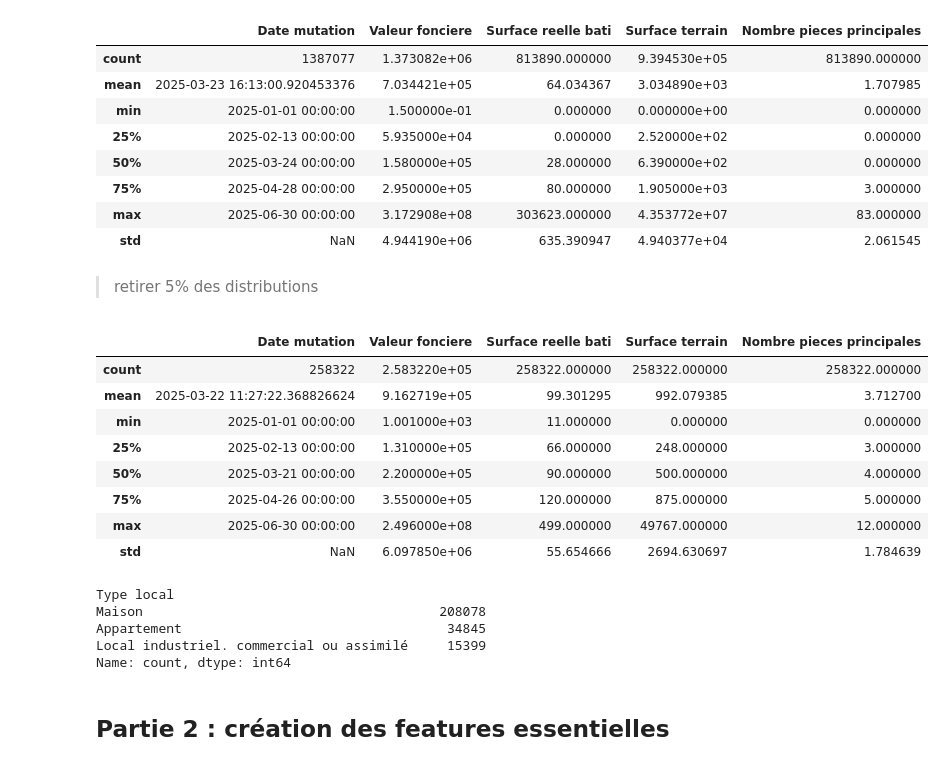
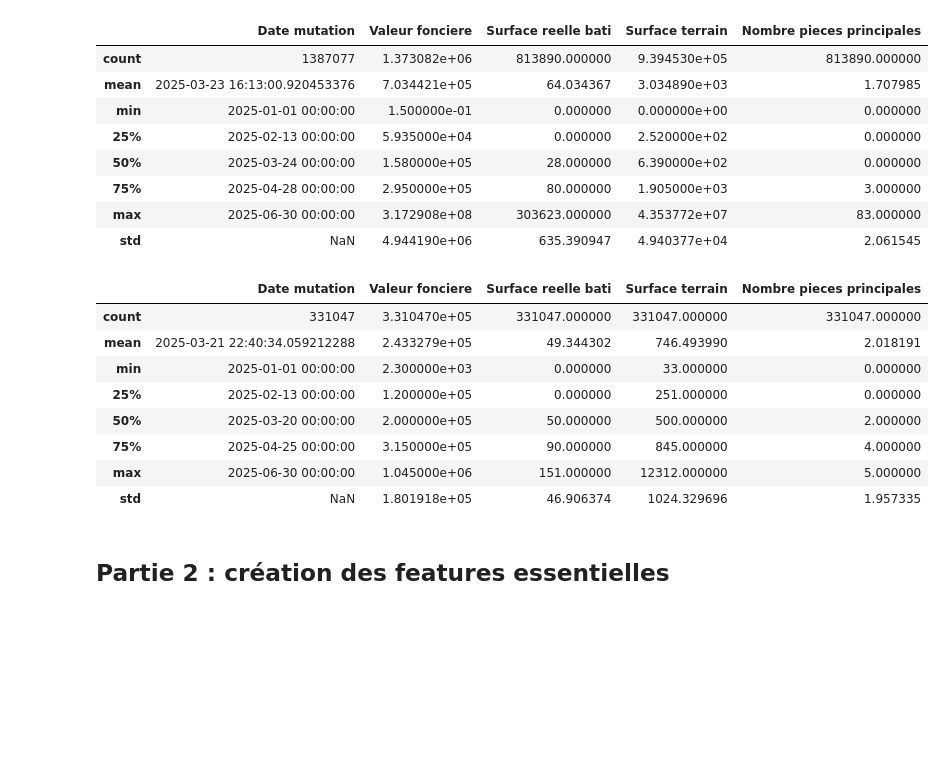
Before and after one commit to constantinsimon/Projet-Python-2A-ENSAE, a Jupyter notebook: main.ipynb, the cells around one changed output. Cells and saved outputs as stored; diff of their text form; code cells hidden in the pictures; blank space fills up the shorter version.

```diff
--- a/description.ipynb
+++ b/main.ipynb
@@ -98,46 +98,28 @@ df2.describe()
 # %%
 # --- NETTOYAGE BASE DE DONNEES ---
 
-# on retire les valeurs trop petites pour les prix
+# Variables numériques à nettoyer (valeurs extrêmes)
+cols = ["Valeur fonciere", "Surface reelle bati", "Surface terrain", "Nombre pieces principales"]
 
-df2 = df2[df2["Valeur fonciere"] > 1000]
+# Calcul des seuils 5% et 95% pour chaque variable
+low_quantiles = df2[cols].quantile(0.05)
+high_quantiles = df2[cols].quantile(0.95)
 
-# on retire les surfaces vendues trop petites et trop grandes pour être résidentielles (> 500m^2)
+# Filtrage : on garde uniquement les valeurs comprises entre les percentiles 5% et 95%
+for col in cols:
+    df2 = df2[(df2[col] >= low_quantiles[col]) & (df2[col] <= high_quantiles[col])]
 
-df2 = df2[(df2["Surface reelle bati"] > 10) & (df2["Surface reelle bati"] < 500)]
-
-# de même on retire les surfaces terrain trop grandeset les autres valeurs impossibles
-
-df2 = df2[df2["Surface terrain"] < 50000]
-df2 = df2[df2["Valeur fonciere"] > 1000]
-df2 = df2[df2["Surface reelle bati"] > 10]
-df2 = df2[df2["Surface reelle bati"] < 500]
-df2 = df2[df2["Nombre pieces principales"] <= 12]
-df2 = df2[df2["Surface terrain"] < 50000]
-
-# on prédit uniquement le prix des maisons et appartements
+df2.describe()
+# %% [output]
+|  | Date mutation | Valeur fonciere | Surface reelle bati | Surface terrain | Nombre pieces principales |
+| count | 331047 | 3.310470e+05 | 331047.000000 | 331047.000000 | 331047.000000 |
+| mean | 2025-03-21 22:40:34.059212288 | 2.433279e+05 | 49.344302 | 746.493990 | 2.018191 |
+| min | 2025-01-01 00:00:00 | 2.300000e+03 | 0.000000 | 33.000000 | 0.000000 |
+| 25% | 2025-02-13 00:00:00 | 1.200000e+05 | 0.000000 | 251.000000 | 0.000000 |
+| 50% | 2025-03-20 00:00:00 | 2.000000e+05 | 50.000000 | 500.000000 | 2.000000 |
+| 75% | 2025-04-25 00:00:00 | 3.150000e+05 | 90.000000 | 845.000000 | 4.000000 |
+| max | 2025-06-30 00:00:00 | 1.045000e+06 | 151.000000 | 12312.000000 | 5.000000 |
+| std | NaN | 1.801918e+05 | 46.906374 | 1024.329696 | 1.957335 |
-# %% [markdown]
-> retirer 5% des distributions
-# %%
-df2.describe()
-# %% [output]
-|  | Date mutation | Valeur fonciere | Surface reelle bati | Surface terrain | Nombre pieces principales |
-| count | 258322 | 2.583220e+05 | 258322.000000 | 258322.000000 | 258322.000000 |
-| mean | 2025-03-22 11:27:22.368826624 | 9.162719e+05 | 99.301295 | 992.079385 | 3.712700 |
-| min | 2025-01-01 00:00:00 | 1.001000e+03 | 11.000000 | 0.000000 | 0.000000 |
-| 25% | 2025-02-13 00:00:00 | 1.310000e+05 | 66.000000 | 248.000000 | 3.000000 |
-| 50% | 2025-03-21 00:00:00 | 2.200000e+05 | 90.000000 | 500.000000 | 4.000000 |
-| 75% | 2025-04-26 00:00:00 | 3.550000e+05 | 120.000000 | 875.000000 | 5.000000 |
-| max | 2025-06-30 00:00:00 | 2.496000e+08 | 499.000000 | 49767.000000 | 12.000000 |
-| std | NaN | 6.097850e+06 | 55.654666 | 2694.630697 | 1.784639 |
-# %%
-df2["Type local"].value_counts()
-# %% [output]
-Type local
-Maison                                      208078
-Appartement                                  34845
-Local industriel. commercial ou assimilé     15399
-Name: count, dtype: int64
 # %% [markdown]
 ## Partie 2 : création des features essentielles
 # %%
```
Also changed, not shown: parts of 2 cells of this notebook.
